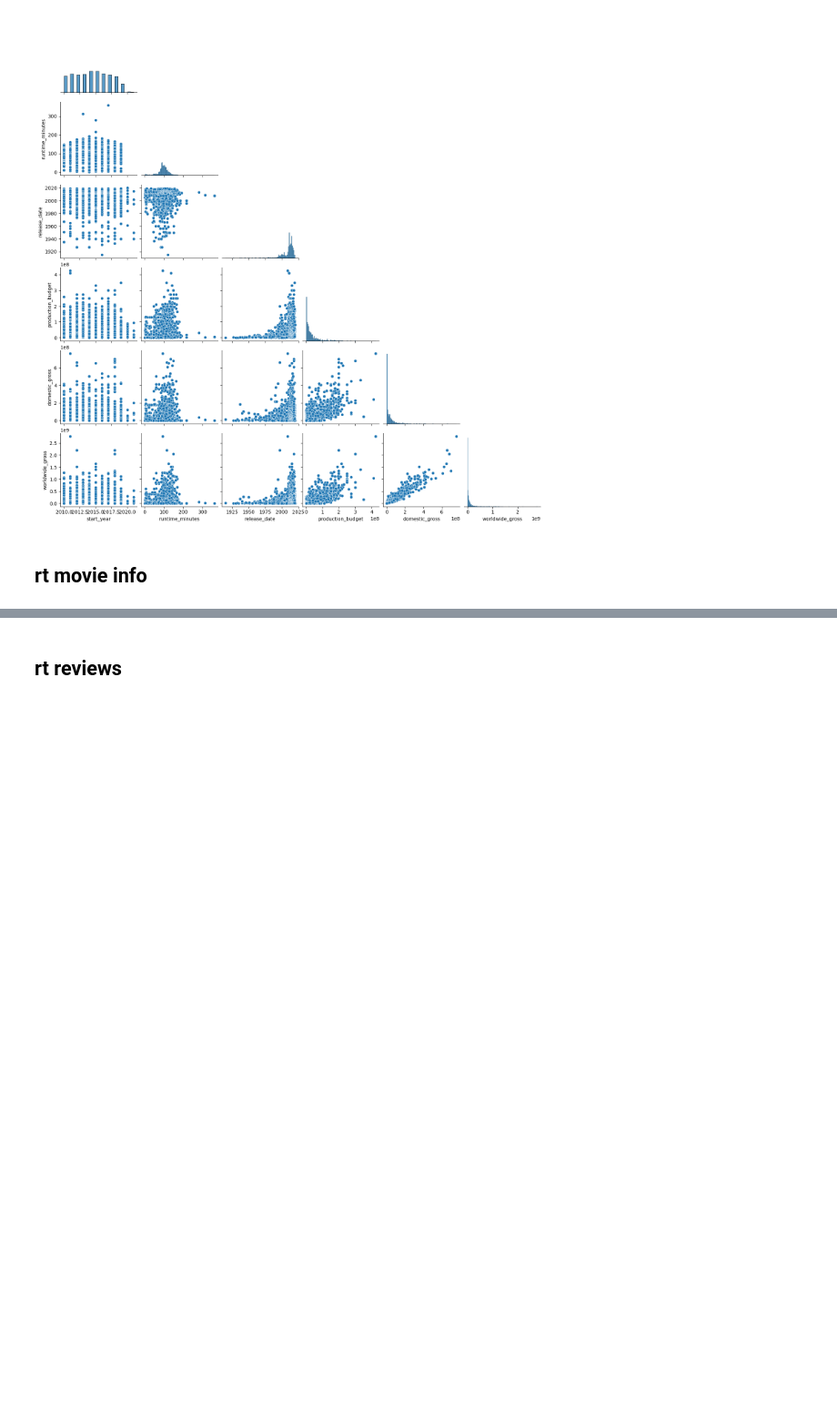
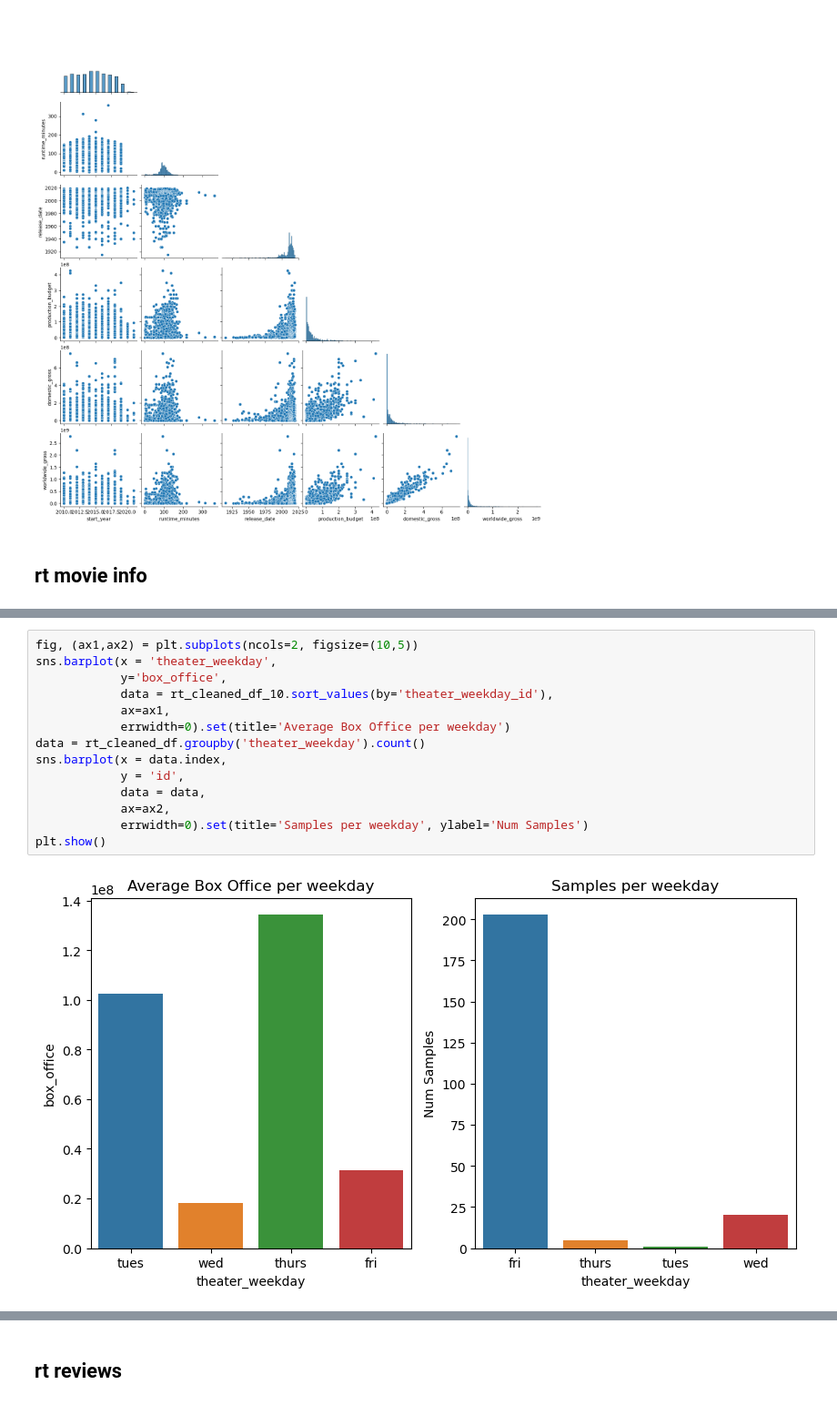
Before and after one commit to alexanderdaffara/Movies_Insights_EDA, a Jupyter notebook: Alex-Notebook.ipynb, the cells around one changed output, grey strips where cells are left out. Shown at 91% size. Saved outputs shown, nothing was run; the diff lists cells and outputs as text; blank space fills up the shorter version.

```diff
--- a/Alex-Notebook.ipynb
+++ b/Alex-Notebook.ipynb
@@ -236,0 +312,16 @@ rt_info_df
+# %%
+fig, (ax1,ax2) = plt.subplots(ncols=2, figsize=(10,5))
+sns.barplot(x = 'theater_weekday',
+            y='box_office',
+            data = rt_cleaned_df_10.sort_values(by='theater_weekday_id'),
+            ax=ax1,
+            errwidth=0).set(title='Average Box Office per weekday')
+data = rt_cleaned_df.groupby('theater_weekday').count()
+sns.barplot(x = data.index,
+            y = 'id',
+            data = data,
+            ax=ax2,
+            errwidth=0).set(title='Samples per weekday', ylabel='Num Samples')
+plt.show()
+# %% [output]
+[figure, added]
```
Also changed, not shown: parts of 31 cells of this notebook.
